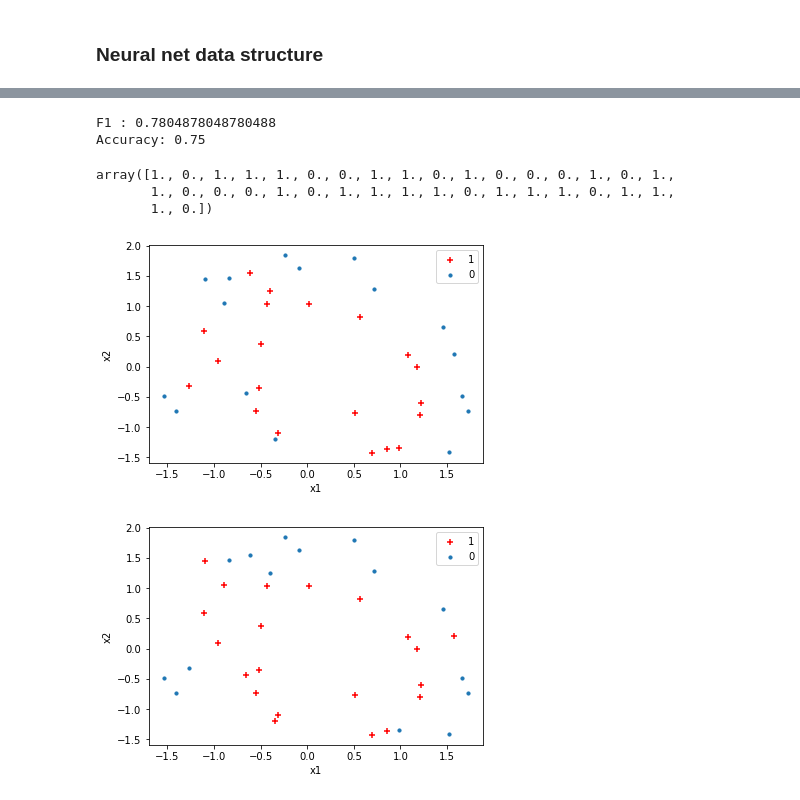
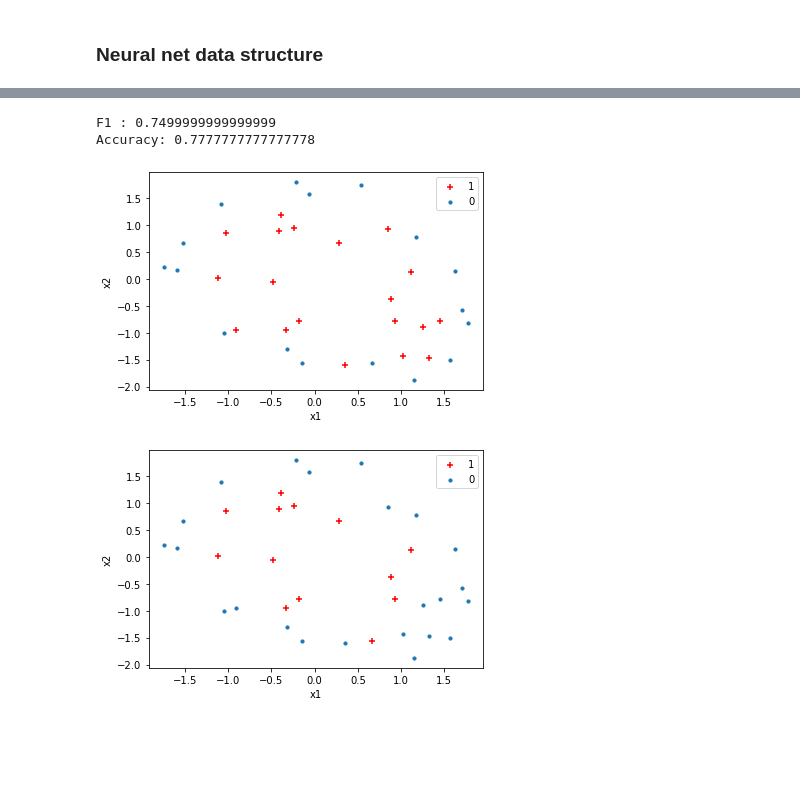
Before and after one commit to davidssand/neural-net, a Jupyter notebook: T2.ipynb, the cells around one changed output, grey strips where cells are left out. Drawn from its saved outputs; the diff is of its cells as text; code cells hidden in the pictures; blank space fills up the shorter version.

```diff
--- a/T2.ipynb
+++ b/T2.ipynb
@@ -122,12 +122,12 @@ sc.fit(X_train)
 X_train = sc.transform(X_train)
 X_test = sc.transform(X_test)
 # %%
-#X_train = genfromtxt('X_train.csv', delimiter=',')
-#X_test = genfromtxt('X_test.csv', delimiter=',')
-#y_train = genfromtxt('y_train.csv', delimiter=',')
-#y_train = y_train.reshape(y_train.shape[0], 1)
-#y_test = genfromtxt('y_test.csv', delimiter=',')
-#y_test = y_test.reshape(y_test.shape[0], 1)
+X_train = genfromtxt('X_train.csv', delimiter=',')
+X_test = genfromtxt('X_test.csv', delimiter=',')
+y_train = genfromtxt('y_train.csv', delimiter=',')
+y_train = y_train.reshape(y_train.shape[0], 1)
+y_test = genfromtxt('y_test.csv', delimiter=',')
+y_test = y_test.reshape(y_test.shape[0], 1)
 # %%
 def print_metrics(y, preds):
     print(f'F1 : {f1_score(y, preds)}')
@@ -405,29 +362,31 @@ class NeuralNet():
 # %%
-#logger.setLevel(logging.DEBUG)
-logger.setLevel(logging.INFO)
+logger.setLevel(logging.DEBUG)
+#logger.setLevel(logging.INFO)
 
 layers = [
-    Layer(input_length=X_train.shape[1], n_neurons=5),
-    Layer(input_length=5, n_neurons=5),
-    Layer(input_length=5, n_neurons=1),
+    Layer(input_length=X_train.shape[1], n_neurons=50),
+    Layer(input_length=50, n_neurons=1),
 ]
 
 np.random.seed(1) # Seed the random number generator
-nn = NeuralNet(*layers, learning_rate=0.001, epochs=1000,
-                activation_function=sigmoid, der_activation_function=sigmoid_derivative,
+nn = NeuralNet(*layers, learning_rate=0.01, epochs=3000,
+                activation_function=relu, der_activation_function=relu_derivative,
                 last_layer_activation_function=sigmoid, last_layer_der_activation_function=sigmoid_derivative,
               )
 
 #nn.weights_matrix = [
 #    np.array(
 #        [
-#            [1.62434536, -1.07296862],
-#            [-0.61175641, 0.86540763],
-#            [-0.52817175, -2.3015387 ]
+#            [1.62434536, -2.3015387, 1.46210794],
+#            [-0.61175641, 1.74481176, -2.06014071],
+#            [-0.52817175, -0.7612069, -0.3224172],
+#            [-1.07296862, 0.3190391, -0.38405435],
+#            [0.86540763, -0.24937038, 1.13376944],
+#
 #        ],
 #    ),
 #    np.array([
-#        [ 1.74481176, -0.7612069 ,  0.3190391]
+#        [-1.09989127, -0.17242821, -0.87785842, 0.04221375, 0.58281521, -1.10061918]
 #    ])
 #]
 print(nn)
@@ -473,26 +433,24 @@ Running epoch 150
 # %%
+nn_preds = nn.transform(X_test)
+nn_preds_round = nn_preds.round()
 print_metrics(y_test, nn_preds_round)
-nn_preds_round
 # %% [output]
-F1 : 0.7804878048780488
-Accuracy: 0.75
+F1 : 0.7499999999999999
+Accuracy: 0.7777777777777778
-array([1., 0., 1., 1., 1., 0., 0., 1., 1., 0., 1., 0., 0., 0., 1., 0., 1.,
-       1., 0., 0., 0., 1., 0., 1., 1., 1., 1., 0., 1., 1., 1., 0., 1., 1.,
-       1., 0.])
 # %%
 def plot_outputs(X, y):
     plt.scatter(X[y==1,0],X[y==1,1],c="r",marker="+")
     plt.scatter(X[y==0,0],X[y==0,1],marker="o",s=10)
     plt.xlabel("x1")
     plt.ylabel("x2")
     plt.legend(["1","0"],loc=0)
     plt.show()
 
 plot_outputs(X_test, y_test.reshape((len(y_test))))
-plot_outputs(X_test, nn_preds_round)
+plot_outputs(X_test, nn_preds_round.ravel())
 # %% [output]
-[figure, old version]
+[figure, new version]
-[figure, old version]
+[figure, new version]
 # %%
 cls = LogisticRegression()
 cls.fit(X_train, y_train.ravel())
```
Also changed, not shown: parts of 6 cells of this notebook.
